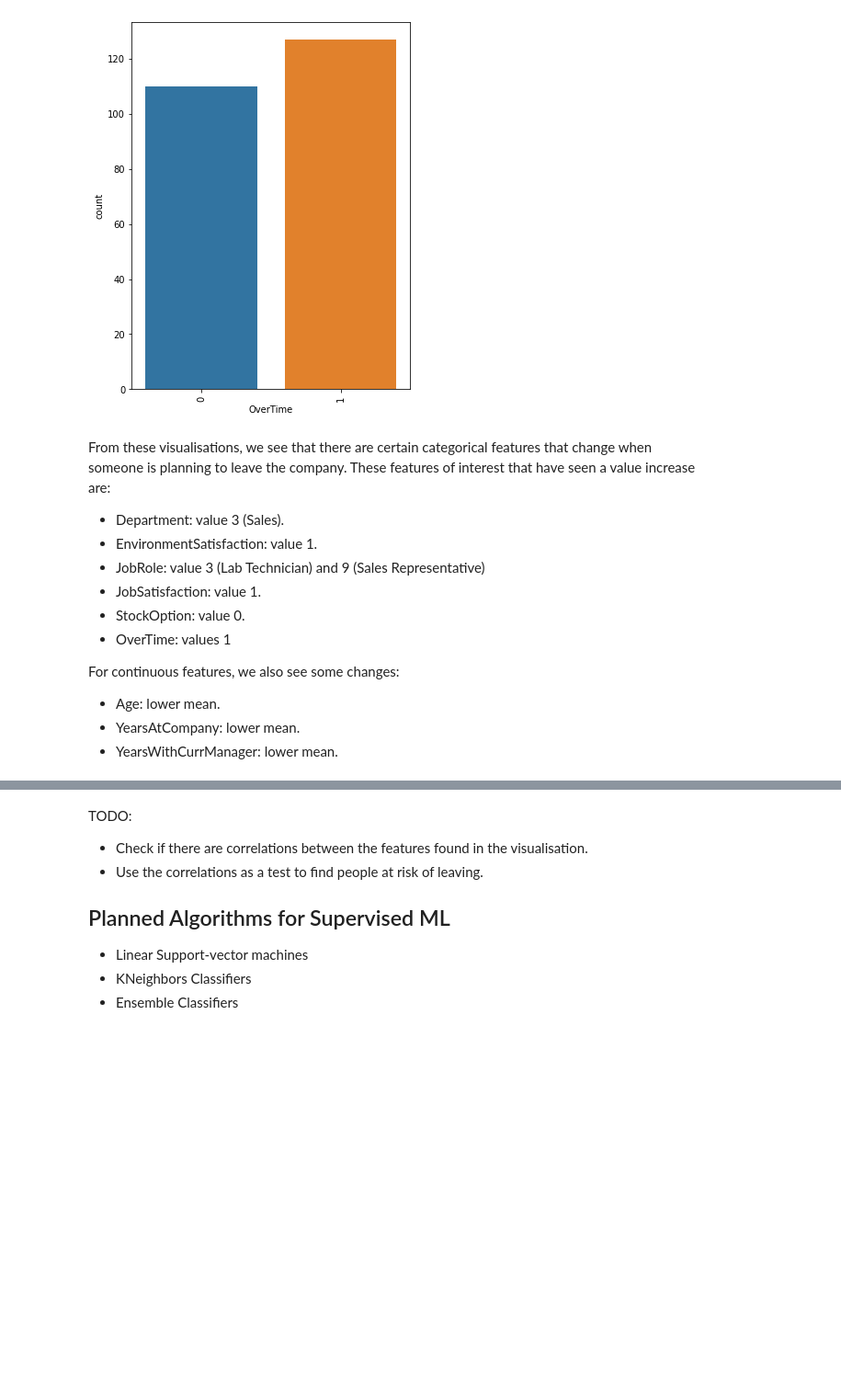
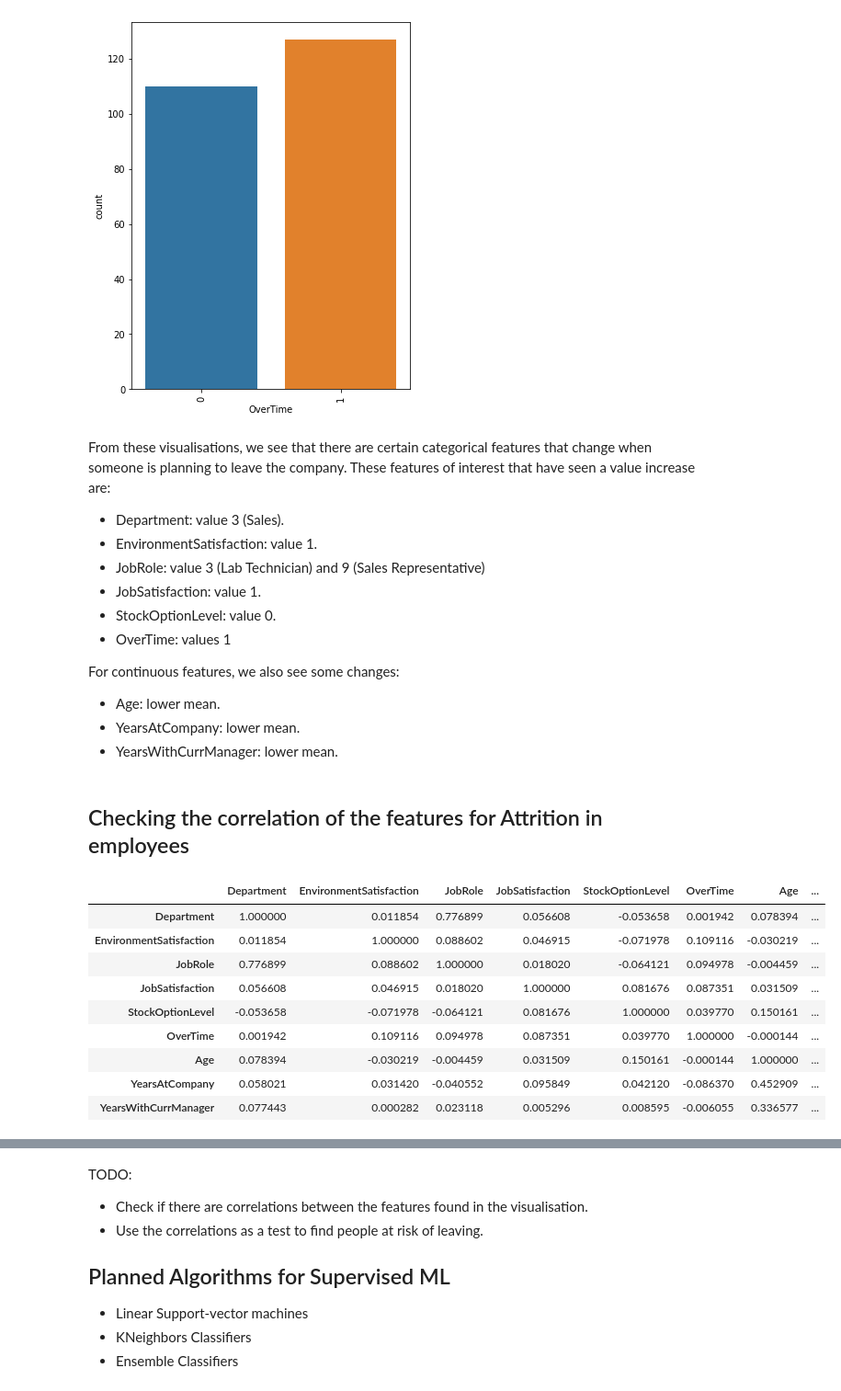
Before and after one commit to Ad2891/Slutuppgift-team12, a Jupyter notebook: Slutuppgift.ipynb, the cells around one changed output, grey strips where cells are left out. Shown at 92% size. Saved outputs shown, nothing was run; the diff lists cells and outputs as text; code cells hidden in the pictures; blank space fills up the shorter version.

Commit message:
Ver 1.8: Correlation between attrition and non-attrition

```diff
--- a/Slutuppgift.ipynb
+++ b/Slutuppgift.ipynb
@@ -362,7 +362,7 @@ From these visualisations, we see that there are certain categorical features th
 *   EnvironmentSatisfaction: value 1.
 *   JobRole: value 3 (Lab Technician) and 9 (Sales Representative)
 *   JobSatisfaction: value 1.
-*   StockOption: value 0.
+*   StockOptionLevel: value 0.
 *   OverTime: values 1
 
 For continuous features, we also see some changes:
@@ -370,3 +370,22 @@ For continuous features, we also see some changes:
 *   Age: lower mean.
 *   YearsAtCompany: lower mean.
 *   YearsWithCurrManager: lower mean.
+# %% [markdown]
+## Checking the correlation of the features for Attrition in employees
+# %%
+attrition_data_limited = attrition_data[["Department", "EnvironmentSatisfaction",
+                                        "JobRole", "JobSatisfaction", "StockOptionLevel",
+                                        "OverTime", "Age", "YearsAtCompany",
+                                        "YearsWithCurrManager"]]
+attrition_data_limited.corr()
+# %% [output]
+|  | Department | EnvironmentSatisfaction | JobRole | JobSatisfaction | StockOptionLevel | OverTime | Age | ... |
+| Department | 1.000000 | 0.011854 | 0.776899 | 0.056608 | -0.053658 | 0.001942 | 0.078394 | ... |
+| EnvironmentSatisfaction | 0.011854 | 1.000000 | 0.088602 | 0.046915 | -0.071978 | 0.109116 | -0.030219 | ... |
+| JobRole | 0.776899 | 0.088602 | 1.000000 | 0.018020 | -0.064121 | 0.094978 | -0.004459 | ... |
+| JobSatisfaction | 0.056608 | 0.046915 | 0.018020 | 1.000000 | 0.081676 | 0.087351 | 0.031509 | ... |
+| StockOptionLevel | -0.053658 | -0.071978 | -0.064121 | 0.081676 | 1.000000 | 0.039770 | 0.150161 | ... |
+| OverTime | 0.001942 | 0.109116 | 0.094978 | 0.087351 | 0.039770 | 1.000000 | -0.000144 | ... |
+| Age | 0.078394 | -0.030219 | -0.004459 | 0.031509 | 0.150161 | -0.000144 | 1.000000 | ... |
+| YearsAtCompany | 0.058021 | 0.031420 | -0.040552 | 0.095849 | 0.042120 | -0.086370 | 0.452909 | ... |
+| YearsWithCurrManager | 0.077443 | 0.000282 | 0.023118 | 0.005296 | 0.008595 | -0.006055 | 0.336577 | ... |
```
Also changed, not shown: parts of 1 cell of this notebook.
